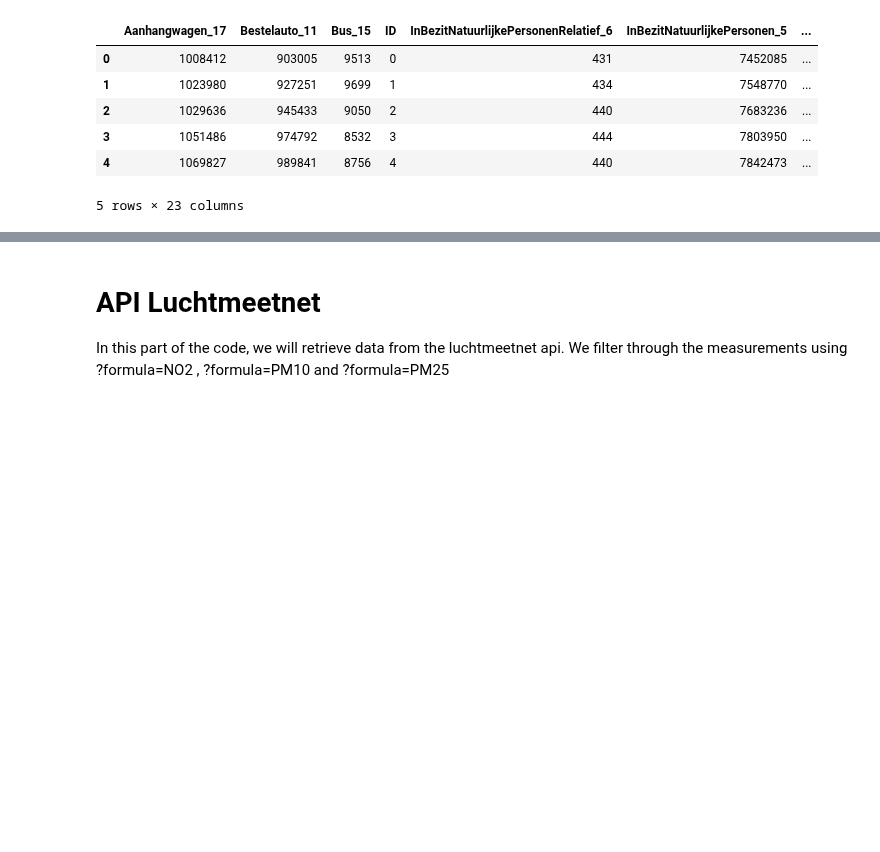
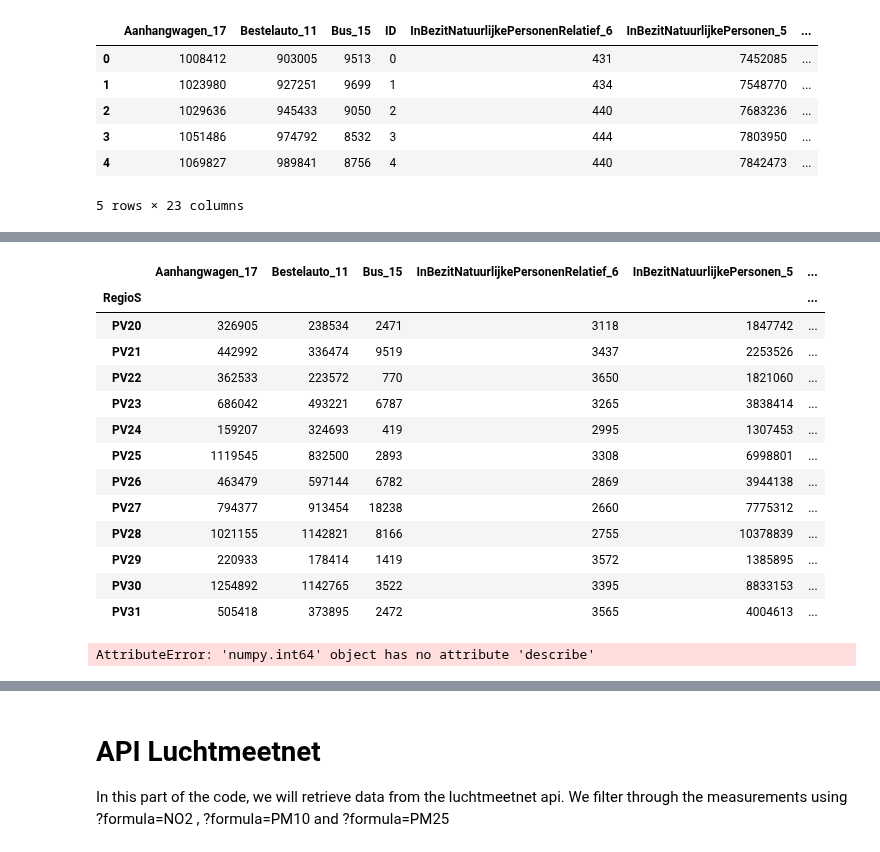
Before and after one commit to R-Zaid/DSS-project, a Jupyter notebook: main/DSS group 1 .ipynb, the cells around one changed output, grey strips where cells are left out. Saved outputs shown, nothing was run; the diff lists cells and outputs as text; code cells hidden in the pictures; blank space fills up the shorter version.

Commit message:
preprocess vehicles

```diff
--- a/main/DSS group 1 .ipynb
+++ b/main/DSS group 1 .ipynb
@@ -124,0 +203,3 @@ dfposts.head()
+# %%
+dfprovince = dfposts[dfposts["RegioS"].str.startswith("PV")]
+print(dfprovince)
@@ -124,0 +224,38 @@ dfposts.head()
+# %%
+columns_vehicledb = ['Aanhangwagen_17',
+            'Bestelauto_11',
+            'Bus_15',
+            'InBezitNatuurlijkePersonenRelatief_6',
+            'InBezitNatuurlijkePersonen_5',
+            'MotorfietsenRelatief_20',
+            'Oplegger_18',
+            'PersonenautoSRelatief_4',
+            'SpeciaalVoertuig_14',
+            'TotaalAanhangwagensEnOpleggers_16',
+            'TotaalAanhangwagensEnOpleggers_9',
+            'TotaalBedrijfsmotorvoertuigen_10',
+            'TotaalBedrijfsmotorvoertuigen_8',
+            'TotaalBedrijfsvoertuigen_7',
+            'TotaalMotorfietsen_19',
+            'TotaalMotorvoertuigen_2',
+            'TotaalPersonenautoS_3',
+            'TotaalWegvoertuigen_1',
+            'TrekkerVoorOplegger_13',
+            'VrachtautoExclTrekkerVoorOplegger_12']
+
+dfprovince.groupby('RegioS')[columns_vehicledb].sum()
+# %% [output]
+|  | Aanhangwagen_17 | Bestelauto_11 | Bus_15 | InBezitNatuurlijkePersonenRelatief_6 | InBezitNatuurlijkePersonen_5 | ... |
+| RegioS |  |  |  |  |  | ... |
+| PV20 | 326905 | 238534 | 2471 | 3118 | 1847742 | ... |
+| PV21 | 442992 | 336474 | 9519 | 3437 | 2253526 | ... |
+| PV22 | 362533 | 223572 | 770 | 3650 | 1821060 | ... |
+| PV23 | 686042 | 493221 | 6787 | 3265 | 3838414 | ... |
+| PV24 | 159207 | 324693 | 419 | 2995 | 1307453 | ... |
+| PV25 | 1119545 | 832500 | 2893 | 3308 | 6998801 | ... |
+| PV26 | 463479 | 597144 | 6782 | 2869 | 3944138 | ... |
+| PV27 | 794377 | 913454 | 18238 | 2660 | 7775312 | ... |
+| PV28 | 1021155 | 1142821 | 8166 | 2755 | 10378839 | ... |
+| PV29 | 220933 | 178414 | 1419 | 3572 | 1385895 | ... |
+| PV30 | 1254892 | 1142765 | 3522 | 3395 | 8833153 | ... |
+| PV31 | 505418 | 373895 | 2472 | 3565 | 4004613 | ... |
@@ -124,0 +264,8 @@ dfposts.head()
+# %%
+dftotal = dfprovince.groupby('RegioS')[columns_vehicledb].sum().sum()
+
+dftotal["Sum"] = dftotal[columns_vehicledb].sum()
+
+print(dftotal)
+# %% [output]
+AttributeError: 'numpy.int64' object has no attribute 'describe'
```
Also changed, not shown: parts of 15 cells of this notebook, 1 other file.
